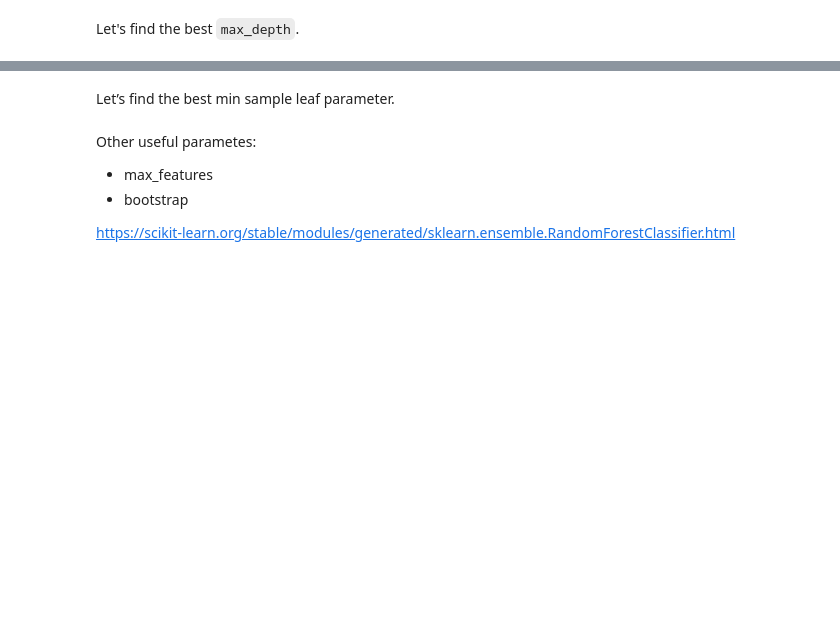
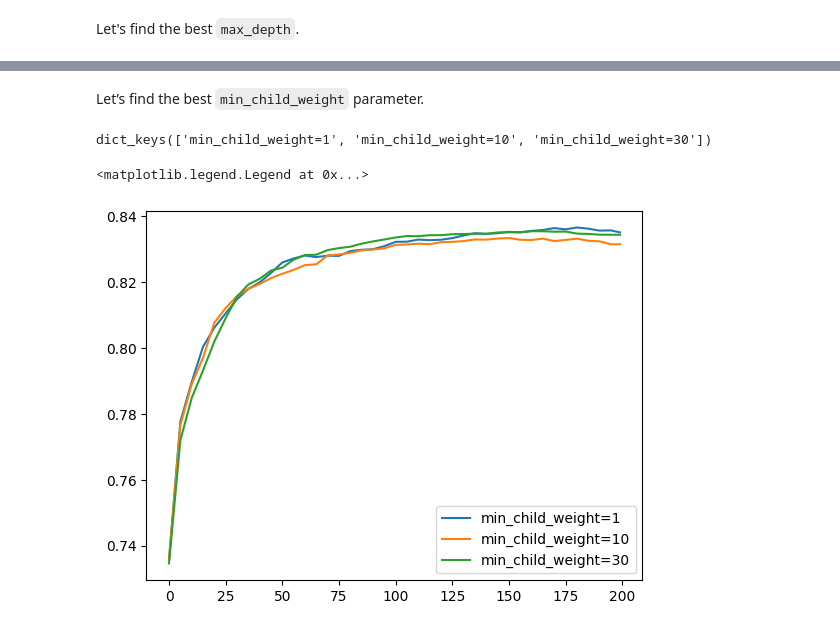
Before and after one commit to rahiakela/machine-learning-research-and-practice, a Jupyter notebook: machine-learning-bookcamp/6-ensemble-learning/03_credit_risk_scoring_using_xgboost.ipynb, the cells around one changed output, grey strips where cells are left out. Saved outputs shown, nothing was run; the diff lists cells and outputs as text; code cells hidden in the pictures; blank space fills up the shorter version.

```diff
--- a/machine-learning-bookcamp/6-ensemble-learning/03_credit_risk_scoring_using_xgboost.ipynb
+++ b/machine-learning-bookcamp/6-ensemble-learning/03_credit_risk_scoring_using_xgboost.ipynb
@@ -503,5 +501,5 @@ plt.legend()
 # %% [markdown]
-Let’s find the best min sample leaf parameter.
+Let’s find the best `min_child_weight` parameter.
 # %%
 %%capture output
 
@@ -523,18 +521,16 @@ model = xgb.train(xgb_params, d_train, num_boost_round=200, verbose_eval=5, eval
 # %%
 scores = {}
 # %%
-key = f"max_depth={xgb_params['max_depth']}"
+key = f"min_child_weight={xgb_params['min_child_weight']}"
 scores[key] = parse_xgb_output(output)
 # %%
 scores.keys()
+# %% [output]
+dict_keys(['min_child_weight=1', 'min_child_weight=10', 'min_child_weight=30'])
 # %%
-for max_depth, df_score in scores.items():
-  plt.plot(df_score.num_iter, df_score.val_auc, label=max_depth)
+for min_child_weight, df_score in scores.items():
+  plt.plot(df_score.num_iter, df_score.val_auc, label=min_child_weight)
 plt.legend()
+# %% [output]
+<matplotlib.legend.Legend at 0x...>
+[figure, added]
-# %% [markdown]
-Other useful parametes:
-
-* max_features
-* bootstrap
-
-https://scikit-learn.org/stable/modules/generated/sklearn.ensemble.RandomForestClassifier.html
```
Also changed, not shown: parts of 18 cells of this notebook.
